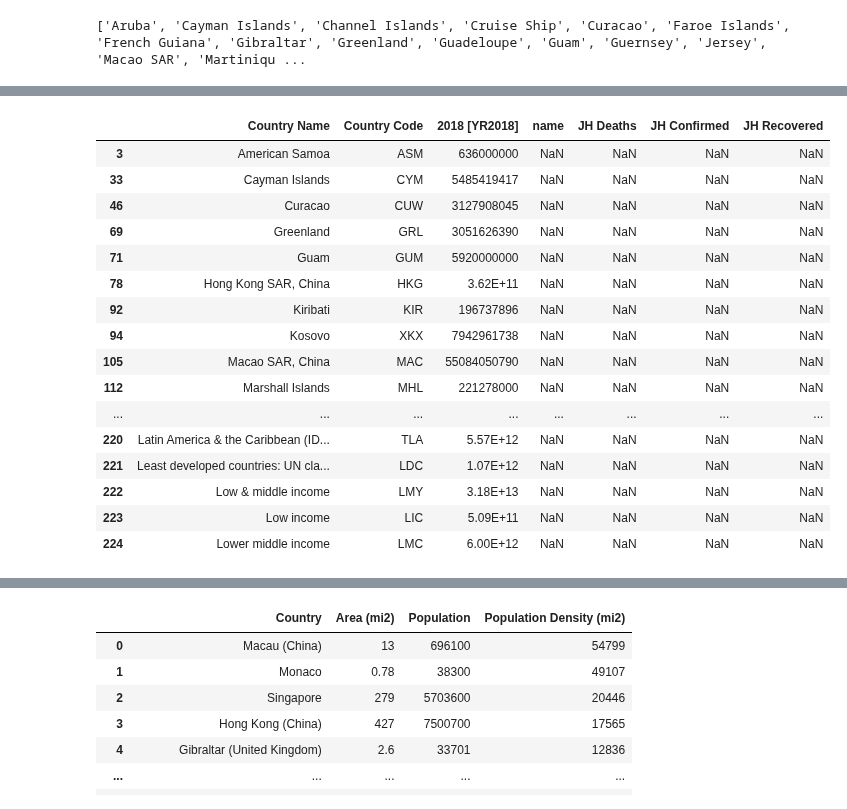
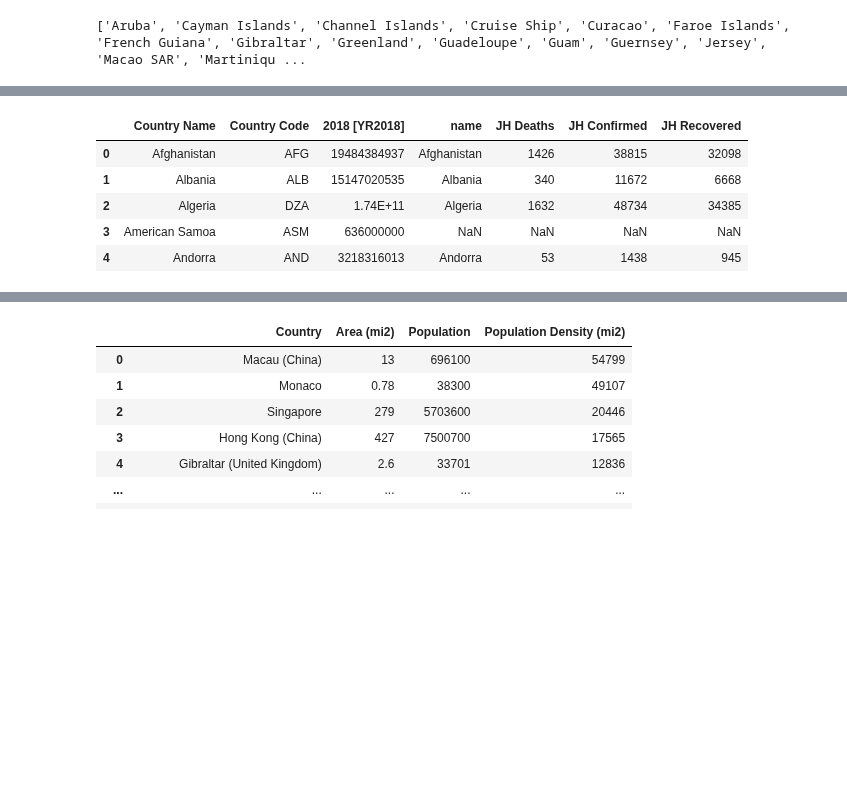
Before and after one commit to gelopez21/ProjectOne, a Jupyter notebook: Project One - Data Cleansing.ipynb, the cells around one changed output, grey strips where cells are left out. Saved outputs shown, nothing was run; the diff lists cells and outputs as text; code cells hidden in the pictures; blank space fills up the shorter version.

```diff
--- a/Project One - Data Cleansing.ipynb
+++ b/Project One - Data Cleansing.ipynb
@@ -48,0 +60,4 @@ world_bank_df.head()
+# %%
+# dropping rows by index number range. These rows represent aggregations of the country data and are not useful in the analysis
+world_bank_df.drop(world_bank_df.loc[217:263].index, inplace=True)
+world_bank_df.tail(5)
@@ -120,27 +146,13 @@ JH_countries_list_df.head()
 # %%
 # merge World Bank and Johns Hopkins dataframes on iso
 #rename columns for merge
 JH_countries_list_df.rename(columns={"iso":"Country Code"}, inplace=True)
 WB_JH_merge_df = pd.merge(world_bank_df,JH_countries_list_df,on="Country Code",how="outer")
-# examine blank country names
-cities_not_on_WB = WB_JH_merge_df[WB_JH_merge_df["Country Name"].isnull()]
-cities_not_on_JH = WB_JH_merge_df[WB_JH_merge_df["name"].isnull()]
-cities_not_on_JH.head(50)
+WB_JH_merge_df.head()
 # %% [output]
 |  | Country Name | Country Code | 2018 [YR2018] | name | JH Deaths | JH Confirmed | JH Recovered |
+| 0 | Afghanistan | AFG | 19484384937 | Afghanistan | 1426 | 38815 | 32098 |
+| 1 | Albania | ALB | 15147020535 | Albania | 340 | 11672 | 6668 |
+| 2 | Algeria | DZA | 1.74E+11 | Algeria | 1632 | 48734 | 34385 |
 | 3 | American Samoa | ASM | 636000000 | NaN | NaN | NaN | NaN |
-| 33 | Cayman Islands | CYM | 5485419417 | NaN | NaN | NaN | NaN |
-| 46 | Curacao | CUW | 3127908045 | NaN | NaN | NaN | NaN |
-| 69 | Greenland | GRL | 3051626390 | NaN | NaN | NaN | NaN |
-| 71 | Guam | GUM | 5920000000 | NaN | NaN | NaN | NaN |
-| 78 | Hong Kong SAR, China | HKG | 3.62E+11 | NaN | NaN | NaN | NaN |
-| 92 | Kiribati | KIR | 196737896 | NaN | NaN | NaN | NaN |
-| 94 | Kosovo | XKX | 7942961738 | NaN | NaN | NaN | NaN |
-| 105 | Macao SAR, China | MAC | 55084050790 | NaN | NaN | NaN | NaN |
-| 112 | Marshall Islands | MHL | 221278000 | NaN | NaN | NaN | NaN |
-| ... | ... | ... | ... | ... | ... | ... | ... |
-| 220 | Latin America & the Caribbean (ID... | TLA | 5.57E+12 | NaN | NaN | NaN | NaN |
-| 221 | Least developed countries: UN cla... | LDC | 1.07E+12 | NaN | NaN | NaN | NaN |
-| 222 | Low & middle income | LMY | 3.18E+13 | NaN | NaN | NaN | NaN |
-| 223 | Low income | LIC | 5.09E+11 | NaN | NaN | NaN | NaN |
-| 224 | Lower middle income | LMC | 6.00E+12 | NaN | NaN | NaN | NaN |
+| 4 | Andorra | AND | 3218316013 | Andorra | 53 | 1438 | 945 |
```
Also changed, not shown: parts of 9 cells of this notebook.
